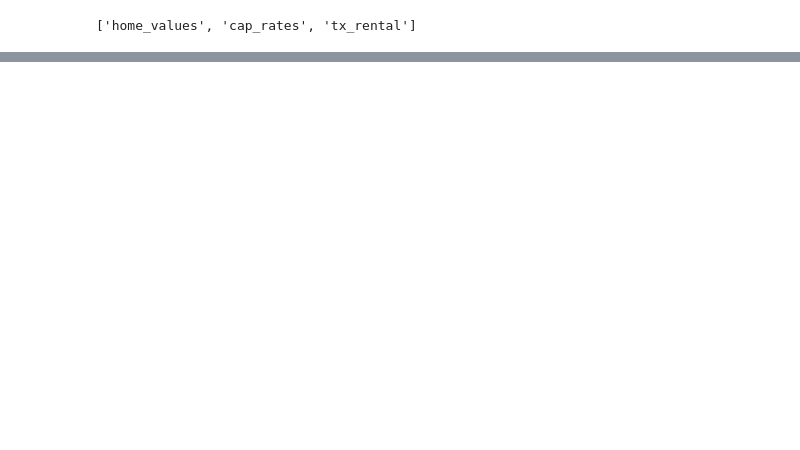
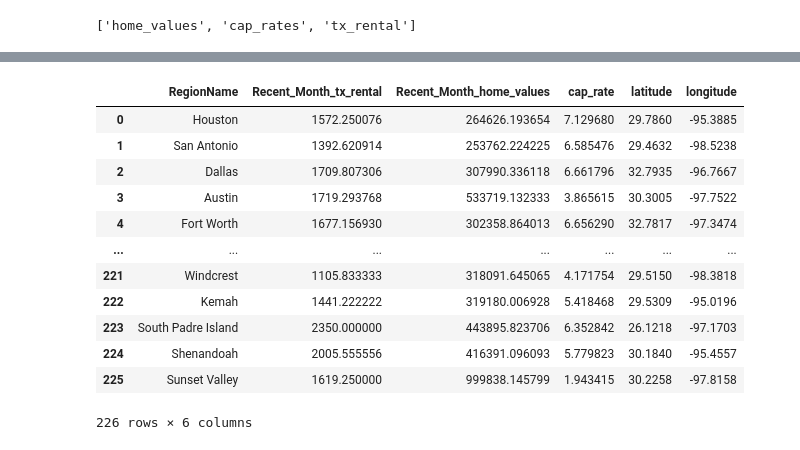
Before and after one commit to mafeestaba/Project3, a Jupyter notebook: starter.ipynb, the cells around one changed output, grey strips where cells are left out. Cells and saved outputs as stored; diff of their text form; code cells hidden in the pictures; blank space fills up the shorter version.

```diff
--- a/starter.ipynb
+++ b/starter.ipynb
@@ -307,8 +309,22 @@ for document in cursor:
 # %%
-# collection = db['cap_rates']
-# data = list(collection.find())
-# cap_rates_df = pd.DataFrame(data)
+collection = db['cap_rates']
+data = list(collection.find())
+cap_rates_df = pd.DataFrame(data)
 
-# # Drop the MongoDB ID column if present
-# cap_rates_df.drop('_id', axis=1, inplace=True)
-# cap_rates_df
+# Drop the MongoDB ID column if present
+cap_rates_df.drop('_id', axis=1, inplace=True)
+cap_rates_df
+# %% [output]
+|  | RegionName | Recent_Month_tx_rental | Recent_Month_home_values | cap_rate | latitude | longitude |
+| 0 | Houston | 1572.250076 | 264626.193654 | 7.129680 | 29.7860 | -95.3885 |
+| 1 | San Antonio | 1392.620914 | 253762.224225 | 6.585476 | 29.4632 | -98.5238 |
+| 2 | Dallas | 1709.807306 | 307990.336118 | 6.661796 | 32.7935 | -96.7667 |
+| 3 | Austin | 1719.293768 | 533719.132333 | 3.865615 | 30.3005 | -97.7522 |
+| 4 | Fort Worth | 1677.156930 | 302358.864013 | 6.656290 | 32.7817 | -97.3474 |
+| ... | ... | ... | ... | ... | ... | ... |
+| 221 | Windcrest | 1105.833333 | 318091.645065 | 4.171754 | 29.5150 | -98.3818 |
+| 222 | Kemah | 1441.222222 | 319180.006928 | 5.418468 | 29.5309 | -95.0196 |
+| 223 | South Padre Island | 2350.000000 | 443895.823706 | 6.352842 | 26.1218 | -97.1703 |
+| 224 | Shenandoah | 2005.555556 | 416391.096093 | 5.779823 | 30.1840 | -95.4557 |
+| 225 | Sunset Valley | 1619.250000 | 999838.145799 | 1.943415 | 30.2258 | -97.8158 |
+226 rows × 6 columns
```
Also changed, not shown: parts of 21 cells of this notebook, 5 other files.
